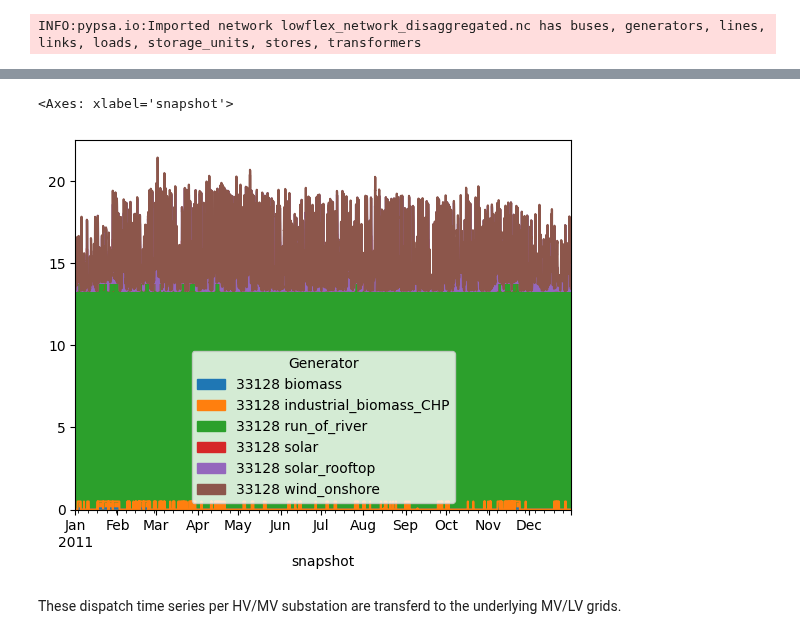
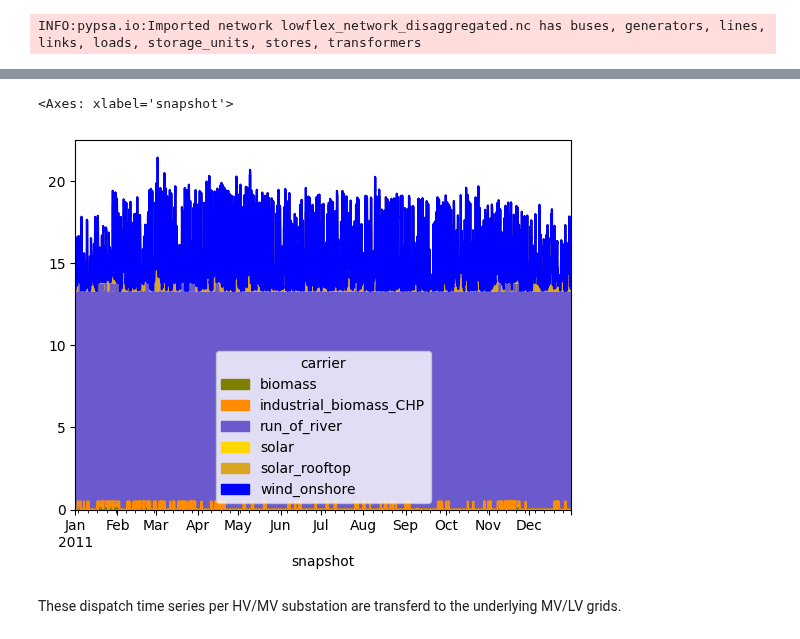
Before and after one commit to openego/eTraGo, a Jupyter notebook: examples/fne_2026.ipynb, the cells around one changed output, grey strips where cells are left out. Cells and saved outputs as stored; diff of their text form; code cells hidden in the pictures.

Commit message:
Use same coloring in plots

```diff
--- a/examples/fne_2026.ipynb
+++ b/examples/fne_2026.ipynb
@@ -242,11 +207,13 @@ etrago_larger_model.plot_grid(
 # %%
 mv_id = "33128"
 
 gens = etrago_larger_model.disaggregated_network.generators[etrago_larger_model.disaggregated_network.generators.bus==mv_id]
+
+df = etrago_larger_model.disaggregated_network.generators_t.p[gens.index].groupby(gens.carrier, axis=1).sum()
+
+df.plot(kind="area", stacked = True, color=coloring())
+# %% [output]
+<Axes: xlabel='snapshot'>
+[figure, added]
-# %%
-etrago_larger_model.disaggregated_network.generators_t.p[gens.index].plot(kind="area", stacked = True)
-# %% [output]
-<Axes: xlabel='snapshot'>
-[figure, removed]
 # %% [markdown]
 These dispatch time series per HV/MV substation are transferd to the underlying MV/LV grids.
```
Also changed, not shown: parts of 14 cells of this notebook.
